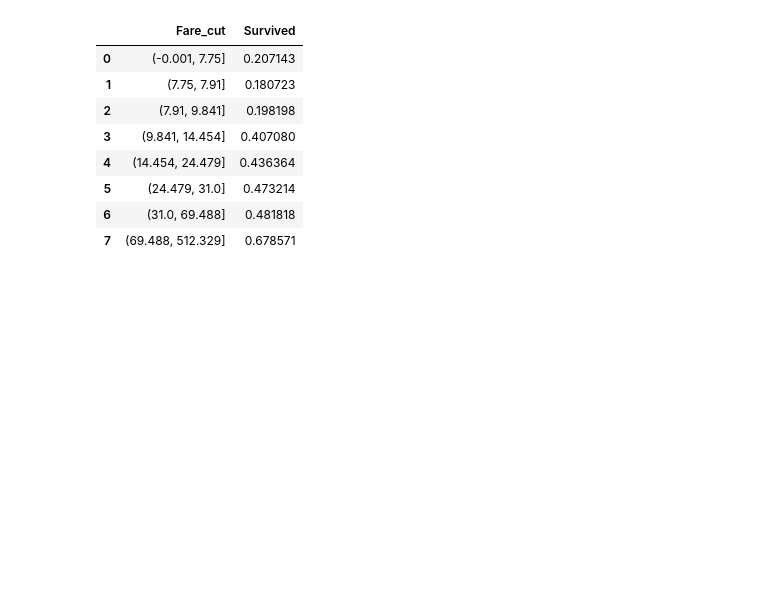
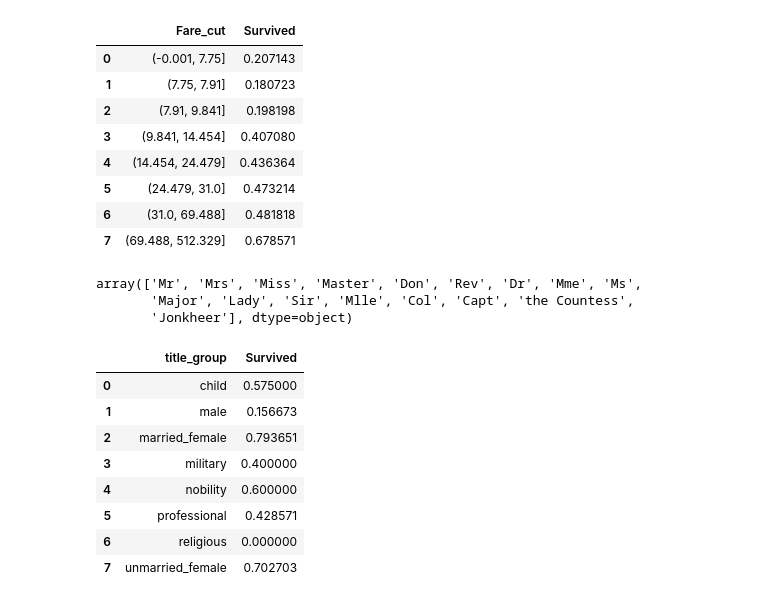
Before and after one commit to malkrola/Kaggle, a Jupyter notebook: kaggle/projects/titanic/read_data.ipynb, the cells around one changed output. Cells and saved outputs as stored; diff of their text form; code cells hidden in the pictures; blank space fills up the shorter version.

```diff
--- a/kaggle/projects/titanic/read_data.ipynb
+++ b/kaggle/projects/titanic/read_data.ipynb
@@ -121,3 +121,57 @@ train.groupby(['Fare_cut'], as_index=False)['Survived'].mean()
 | 5 | (24.479, 31.0] | 0.473214 |
 | 6 | (31.0, 69.488] | 0.481818 |
 | 7 | (69.488, 512.329] | 0.678571 |
+# %%
+train['title']=train['Name'].str.split(pat=',', expand=True)[1].str.split(pat='.',expand=True)[0].apply(lambda x: x.strip())
+train.groupby(['title'], as_index=False)['Survived'].mean()
+train['title'].unique()
+# %% [output]
+array(['Mr', 'Mrs', 'Miss', 'Master', 'Don', 'Rev', 'Dr', 'Mme', 'Ms',
+       'Major', 'Lady', 'Sir', 'Mlle', 'Col', 'Capt', 'the Countess',
+       'Jonkheer'], dtype=object)
+# %%
+title_mapping = {
+    # --- Mężczyźni ---
+    "Mr": "male",
+
+    # --- Kobiety zamężne / dorosłe ---
+    "Mrs": "married_female",
+    "Mme": "married_female",   # francuskie "Madame"
+
+    # --- Kobiety niezamężne ---
+    "Miss": "unmarried_female",
+    "Ms": "unmarried_female",
+    "Mlle": "unmarried_female",  # francuskie "Mademoiselle"
+
+    # --- Dzieci ---
+    "Master": "child",
+
+    # --- Szlachta / arystokracja ---
+    "Lady": "nobility",
+    "the Countess": "nobility",
+    "Sir": "nobility",
+    "Don": "nobility",
+    "Jonkheer": "nobility",  # niderlandzki tytuł szlachecki
+
+    # --- Służba wojskowa ---
+    "Col": "military",
+    "Major": "military",
+    "Capt": "military",
+
+    # --- Profesje / religijni ---
+    "Dr": "professional",
+    "Rev": "religious"
+}
+# %%
+train['title_group']=train['title'].map(title_mapping)
+train.groupby(['title_group'], as_index=False)['Survived'].mean()
+# %% [output]
+|  | title_group | Survived |
+| 0 | child | 0.575000 |
+| 1 | male | 0.156673 |
+| 2 | married_female | 0.793651 |
+| 3 | military | 0.400000 |
+| 4 | nobility | 0.600000 |
+| 5 | professional | 0.428571 |
+| 6 | religious | 0.000000 |
+| 7 | unmarried_female | 0.702703 |
```
Also changed, not shown: parts of 2 cells of this notebook.
